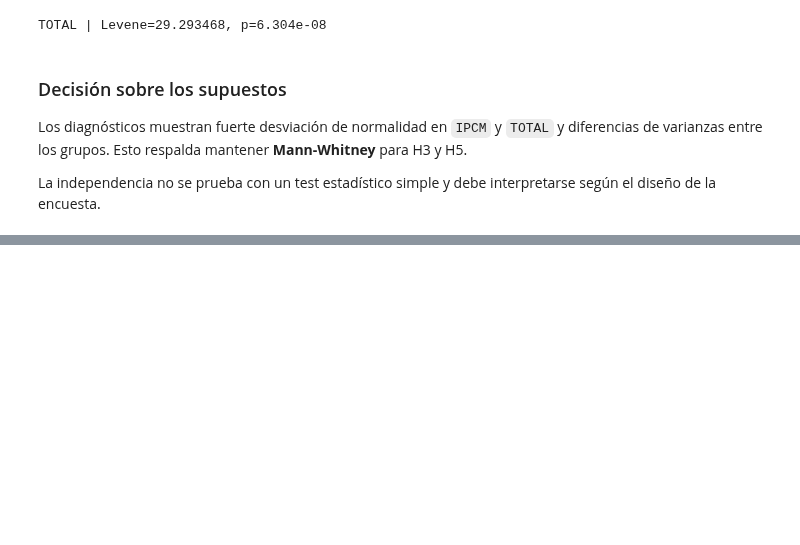
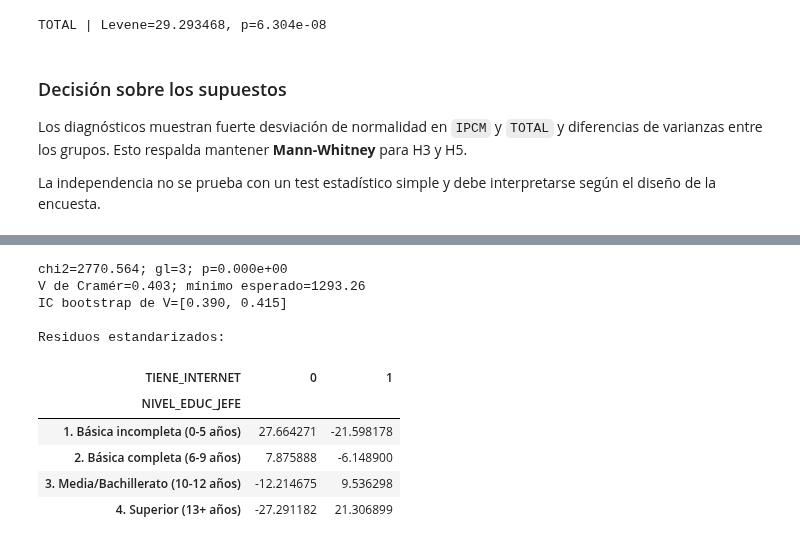
Before and after one commit to SrGustavo5610/DataScience, a Jupyter notebook: fase2/Fase2_AccesoInternet_EJECUTADO.ipynb, the cells around one changed output, grey strips where cells are left out. Drawn from its saved outputs; the diff is of its cells as text; code cells hidden in the pictures; blank space fills up the shorter version.

```diff
--- a/fase2/Fase2_AccesoInternet_EJECUTADO.ipynb
+++ b/fase2/Fase2_AccesoInternet_EJECUTADO.ipynb
@@ -127,0 +207,72 @@ La independencia no se prueba con un test estadístico simple y debe interpretar
+# %%
+
+d2 = df.dropna(subset=["NIVEL_EDUC_JEFE", "TIENE_INTERNET"])
+tabla_h2 = pd.crosstab(d2.NIVEL_EDUC_JEFE, d2.TIENE_INTERNET)
+
+chi_h2, p_h2, gl_h2, exp_h2 = chi2_contingency(
+    tabla_h2,
+    correction=False
+)
+
+V_h2 = np.sqrt(
+    (chi_h2 / tabla_h2.to_numpy().sum())
+    / min(tabla_h2.shape[0]-1, tabla_h2.shape[1]-1)
+)
+
+res_h2 = (tabla_h2 - exp_h2) / np.sqrt(exp_h2)
+
+# Bootstrap de V de Cramér usando la distribución multinomial
+# de las 8 celdas observadas. Es mucho más eficiente que hacer
+# miles de tablas con pd.crosstab.
+probs_h2 = tabla_h2.to_numpy().ravel()
+probs_h2 = probs_h2 / probs_h2.sum()
+
+rng = np.random.default_rng(42)
+B = 2000
+conteos = rng.multinomial(
+    len(d2),
+    probs_h2,
+    size=B
+)
+
+boot_v_h2 = np.empty(B)
+
+for i in range(B):
+    tb = conteos[i].reshape(tabla_h2.shape)
+    filas = tb.sum(axis=1, keepdims=True)
+    columnas = tb.sum(axis=0, keepdims=True)
+    esperadas = filas @ columnas / tb.sum()
+
+    chi_boot = ((tb - esperadas)**2 / esperadas).sum()
+
+    boot_v_h2[i] = np.sqrt(
+        (chi_boot / tb.sum())
+        / min(tb.shape[0]-1, tb.shape[1]-1)
+    )
+
+ic_h2 = np.quantile(boot_v_h2, [0.025, 0.975])
+
+print(f"chi2={chi_h2:.3f}; gl={gl_h2}; p={p_h2:.3e}")
+print(f"V de Cramér={V_h2:.3f}; mínimo esperado={exp_h2.min():.2f}")
+print(f"IC bootstrap de V=[{ic_h2[0]:.3f}, {ic_h2[1]:.3f}]")
+
+print("\nResiduos estandarizados:")
+display(
+    pd.DataFrame(
+        res_h2,
+        index=tabla_h2.index,
+        columns=tabla_h2.columns
+    )
+)
+# %% [output]
+chi2=2770.564; gl=3; p=0.000e+00
+V de Cramér=0.403; mínimo esperado=1293.26
+IC bootstrap de V=[0.390, 0.415]
+
+Residuos estandarizados:
+| TIENE_INTERNET | 0 | 1 |
+| NIVEL_EDUC_JEFE |  |  |
+| 1. Básica incompleta (0-5 años) | 27.664271 | -21.598178 |
+| 2. Básica completa (6-9 años) | 7.875888 | -6.148900 |
+| 3. Media/Bachillerato (10-12 años) | -12.214675 | 9.536298 |
+| 4. Superior (13+ años) | -27.291182 | 21.306899 |
```
Also changed, not shown: parts of 5 cells of this notebook.
